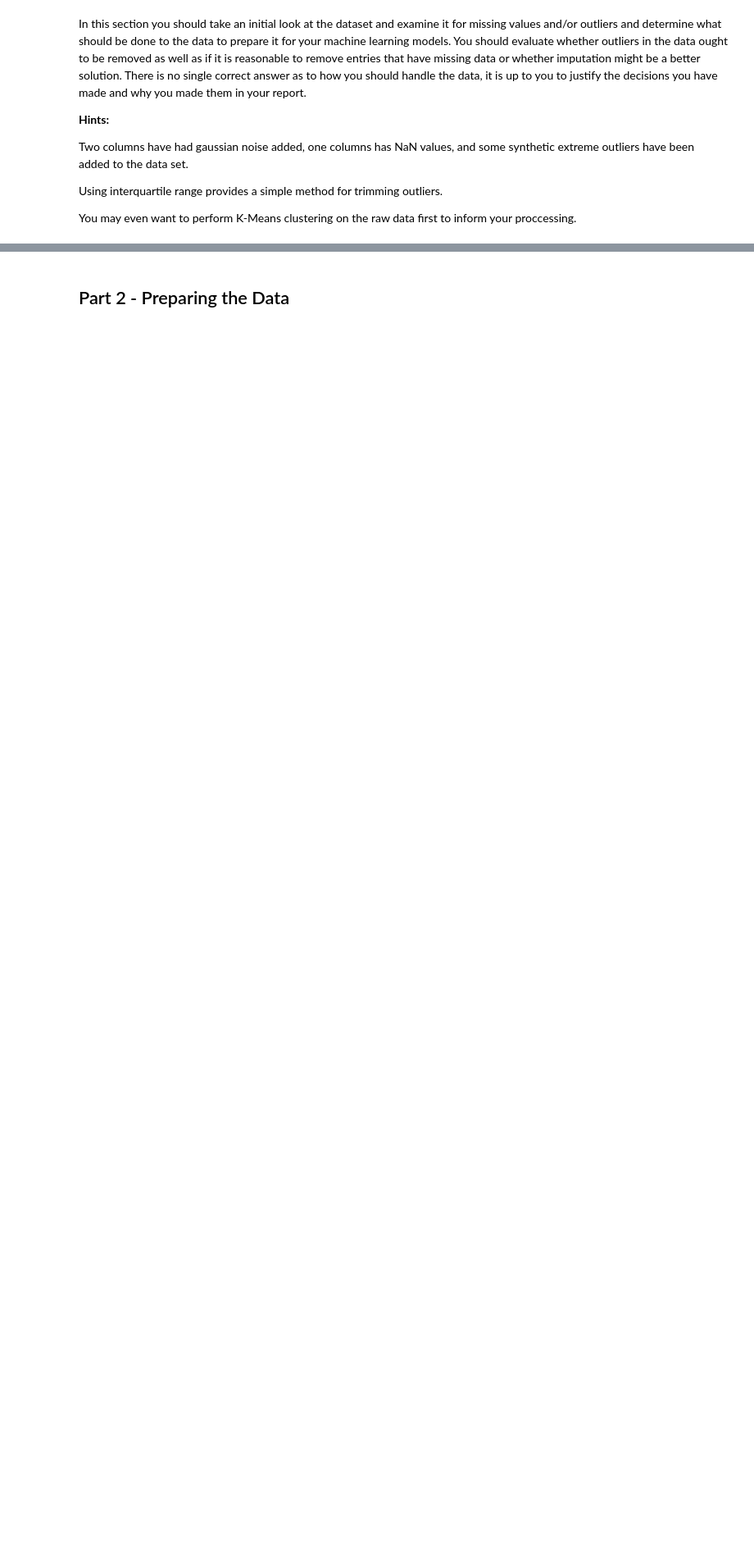
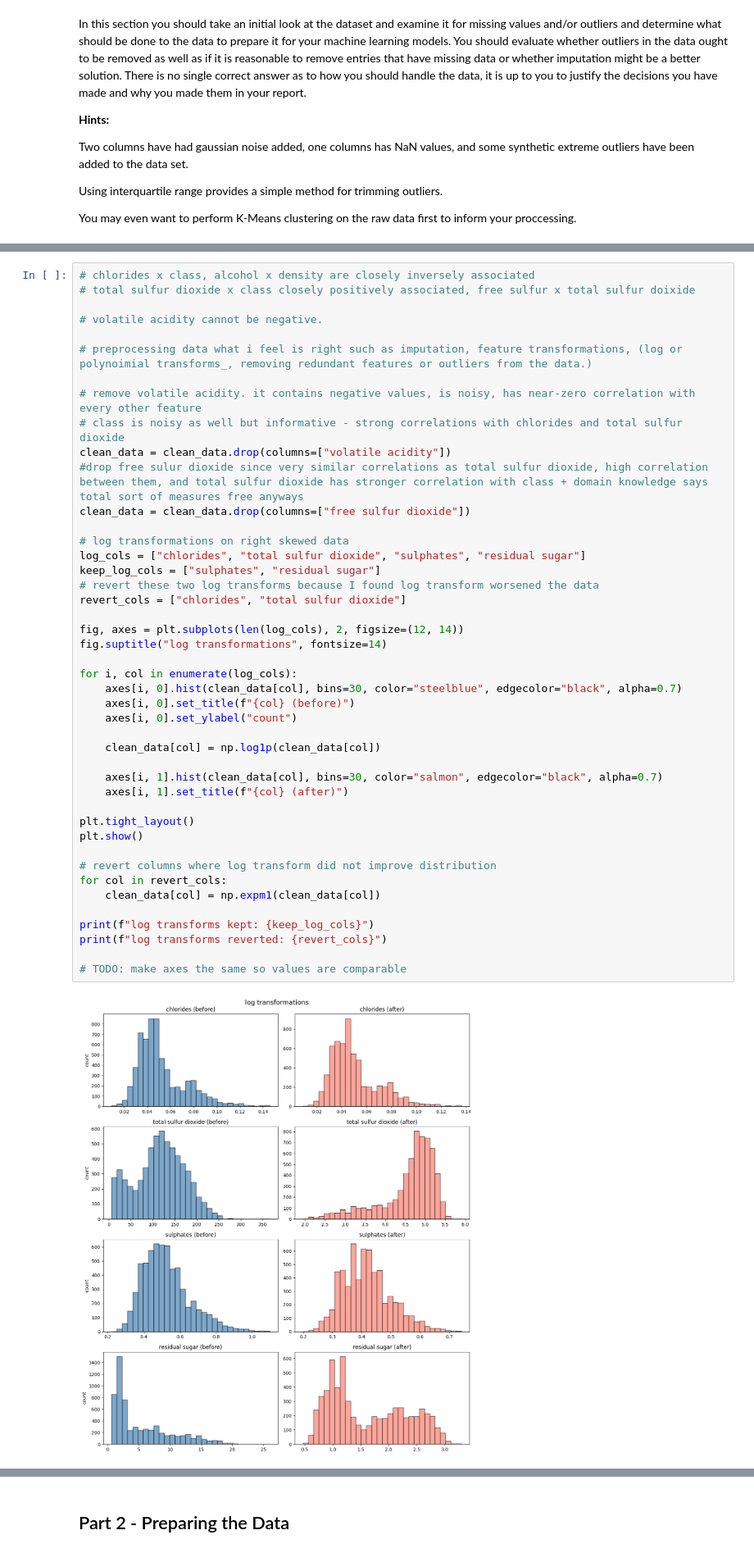
Before and after one commit to Joe-Bresee/data-mining, a Jupyter notebook: a1/Data_Mining_Assignment_1_post.ipynb, the cells around one changed output, grey strips where cells are left out. Shown at 82% size. Saved outputs shown, nothing was run; the diff lists cells and outputs as text; blank space fills up the shorter version.

```diff
--- a/a1/Data_Mining_Assignment_1_post.ipynb
+++ b/a1/Data_Mining_Assignment_1_post.ipynb
@@ -88,0 +181,46 @@ dtype: float64
+# %%
+# chlorides x class, alcohol x density are closely inversely associated
+# total sulfur dioxide x class closely positively associated, free sulfur x total sulfur doixide
+
+# volatile acidity cannot be negative.
+
+# preprocessing data what i feel is right such as imputation, feature transformations, (log or polynoimial transforms_, removing redundant features or outliers from the data.)
+
+# remove volatile acidity. it contains negative values, is noisy, has near-zero correlation with every other feature
+# class is noisy as well but informative - strong correlations with chlorides and total sulfur dioxide
+clean_data = clean_data.drop(columns=["volatile acidity"])
+#drop free sulur dioxide since very similar correlations as total sulfur dioxide, high correlation between them, and total sulfur dioxide has stronger correlation with class + domain knowledge says total sort of measures free anyways
+clean_data = clean_data.drop(columns=["free sulfur dioxide"])
+
+# log transformations on right skewed data
+log_cols = ["chlorides", "total sulfur dioxide", "sulphates", "residual sugar"]
+keep_log_cols = ["sulphates", "residual sugar"]
+# revert these two log transforms because I found log transform worsened the data
+revert_cols = ["chlorides", "total sulfur dioxide"]
+
+fig, axes = plt.subplots(len(log_cols), 2, figsize=(12, 14))
+fig.suptitle("log transformations", fontsize=14)
+
+for i, col in enumerate(log_cols):
+    axes[i, 0].hist(clean_data[col], bins=30, color="steelblue", edgecolor="black", alpha=0.7)
+    axes[i, 0].set_title(f"{col} (before)")
+    axes[i, 0].set_ylabel("count")
+
+    clean_data[col] = np.log1p(clean_data[col])
+
+    axes[i, 1].hist(clean_data[col], bins=30, color="salmon", edgecolor="black", alpha=0.7)
+    axes[i, 1].set_title(f"{col} (after)")
+
+plt.tight_layout()
+plt.show()
+
+# revert columns where log transform did not improve distribution
+for col in revert_cols:
+    clean_data[col] = np.expm1(clean_data[col])
+
+print(f"log transforms kept: {keep_log_cols}")
+print(f"log transforms reverted: {revert_cols}")
+
+# TODO: make axes the same so values are comparable
+# %% [output]
+[figure, added]
```
Also changed, not shown: parts of 10 cells of this notebook, 1 other file.
